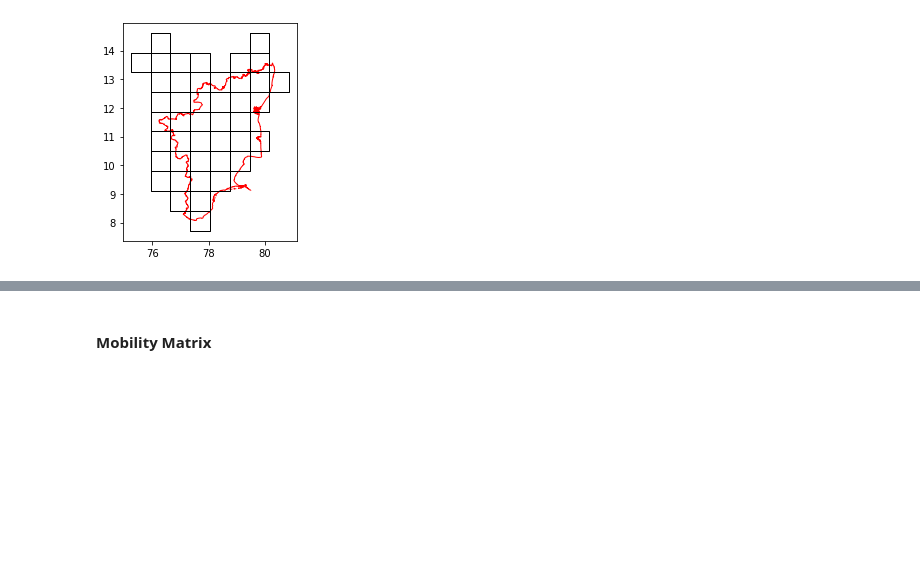
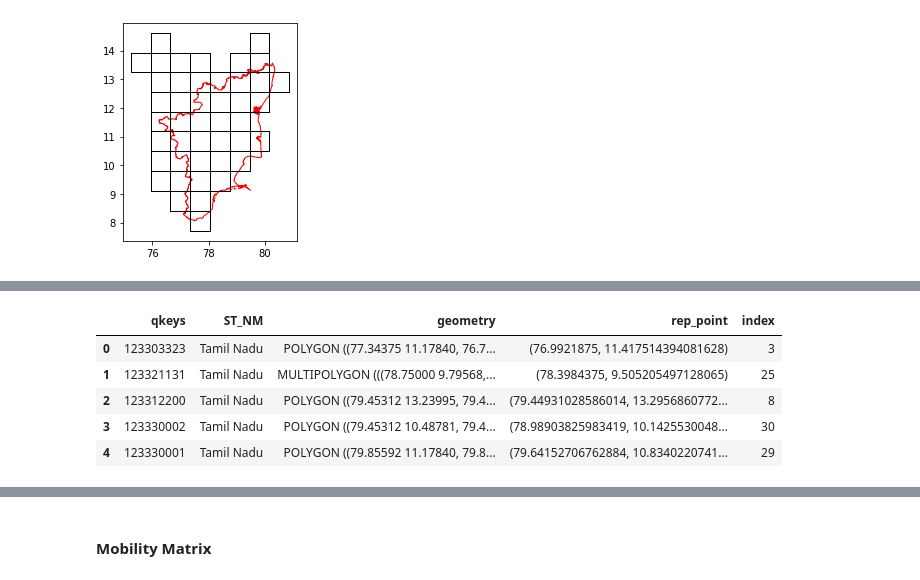
Before and after one commit to returaj/covasim, a Jupyter notebook: models/vanilla/bing_tile.ipynb, the cells around one changed output, grey strips where cells are left out. Cells and saved outputs as stored; diff of their text form; code cells hidden in the pictures; blank space fills up the shorter version.

```diff
--- a/models/vanilla/bing_tile.ipynb
+++ b/models/vanilla/bing_tile.ipynb
@@ -159,0 +208,9 @@ aoi.plot(edgecolor='red')
+# %%
+aoi.head(n=5)
+# %% [output]
+|  | qkeys | ST_NM | geometry | rep_point | index |
+| 0 | 123303323 | Tamil Nadu | POLYGON ((77.34375 11.17840, 76.7... | (76.9921875, 11.417514394081628) | 3 |
+| 1 | 123321131 | Tamil Nadu | MULTIPOLYGON (((78.75000 9.79568,... | (78.3984375, 9.505205497128065) | 25 |
+| 2 | 123312200 | Tamil Nadu | POLYGON ((79.45312 13.23995, 79.4... | (79.44931028586014, 13.2956860772... | 8 |
+| 3 | 123330002 | Tamil Nadu | POLYGON ((79.45312 10.48781, 79.4... | (78.98903825983419, 10.1425530048... | 30 |
+| 4 | 123330001 | Tamil Nadu | POLYGON ((79.85592 11.17840, 79.8... | (79.64152706762884, 10.8340220741... | 29 |
```
Also changed, not shown: parts of 14 cells of this notebook, 7 other files.
